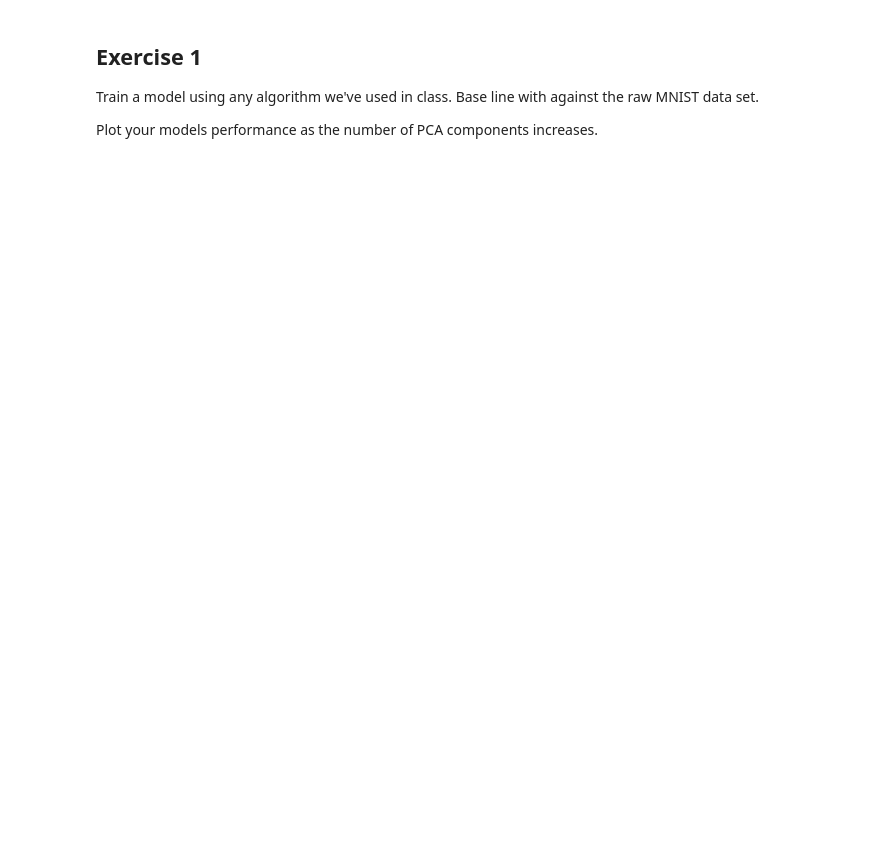
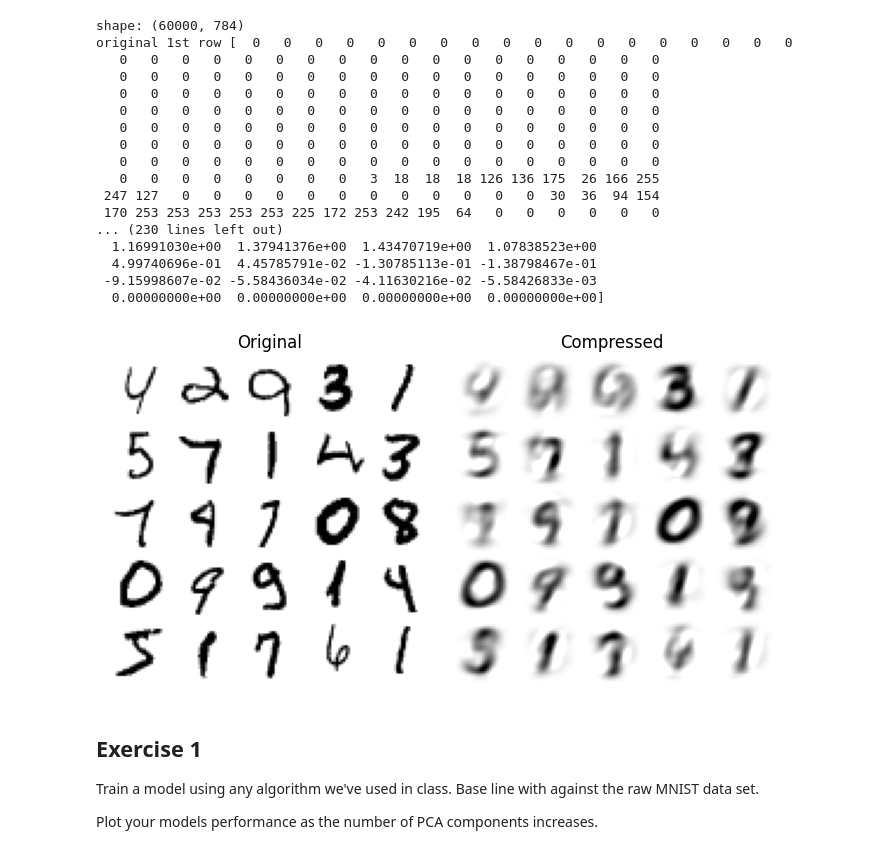
Before and after one commit to IST407-707/mcsweeney-exercises, a Jupyter notebook: week8/pca.ipynb, the cells around one changed output. Saved outputs shown, nothing was run; the diff lists cells and outputs as text; code cells hidden in the pictures; blank space fills up the shorter version.

```diff
--- a/week8/pca.ipynb
+++ b/week8/pca.ipynb
@@ -14,35 +14,64 @@ def save_fig(fig_id, tight_layout=True, fig_extension="png", resolution=300):
     if tight_layout:
         plt.tight_layout()
     plt.savefig(path, format=fig_extension, dpi=resolution)
 
 
 
 mnist = fetch_openml('mnist_784', as_frame=False, parser="auto")
 X_train, y_train = mnist.data[:60_000], mnist.target[:60_000]
 X_test, y_test = mnist.data[60_000:], mnist.target[60_000:]
 
 
 print(f'shape: {X_train.shape}')
-value = 100
-pca = PCA(n_components=value)
+
+print(f'original 1st row {X_train[0]}')
+value = 10
+pca = PCA(n_components=value, svd_solver='full')
+
 X_reduced = pca.fit_transform(X_train)
+print(f'Shape: {X_reduced.shape}')
+print(f'original 1st row {X_reduced[0]}')
+
 
 print(f'shape 2: {X_reduced.shape}')
 
 X_recovered = pca.inverse_transform(X_reduced)
+
+print(f'Hydrwated: {X_recovered.shape}')
+print(f'hydrated 1st row {X_recovered[0]}')
+
 
 plt.figure(figsize=(7, 4))
 for idx, X in enumerate((X_train[::2100], X_recovered[::2100])):
     plt.subplot(1, 2, idx + 1)
     plt.title(["Original", "Compressed"][idx])
     for row in range(5):
         for col in range(5):
             plt.imshow(X[row * 5 + col].reshape(28, 28), cmap="binary",
                        vmin=0, vmax=255, extent=(row, row + 1, col, col + 1))
             plt.axis([0, 5, 0, 5])
             plt.axis("off")
 
 save_fig(f"mnist_compression_plot_{value}")
+# %% [output]
+shape: (60000, 784)
+original 1st row [  0   0   0   0   0   0   0   0   0   0   0   0   0   0   0   0   0   0
+   0   0   0   0   0   0   0   0   0   0   0   0   0   0   0   0   0   0
+   0   0   0   0   0   0   0   0   0   0   0   0   0   0   0   0   0   0
+   0   0   0   0   0   0   0   0   0   0   0   0   0   0   0   0   0   0
+   0   0   0   0   0   0   0   0   0   0   0   0   0   0   0   0   0   0
+   0   0   0   0   0   0   0   0   0   0   0   0   0   0   0   0   0   0
+   0   0   0   0   0   0   0   0   0   0   0   0   0   0   0   0   0   0
+   0   0   0   0   0   0   0   0   0   0   0   0   0   0   0   0   0   0
+   0   0   0   0   0   0   0   0   3  18  18  18 126 136 175  26 166 255
+ 247 127   0   0   0   0   0   0   0   0   0   0   0   0  30  36  94 154
+ 170 253 253 253 253 253 225 172 253 242 195  64   0   0   0   0   0   0
+... (230 lines left out)
+  1.16991030e+00  1.37941376e+00  1.43470719e+00  1.07838523e+00
+  4.99740696e-01  4.45785791e-02 -1.30785113e-01 -1.38798467e-01
+ -9.15998607e-02 -5.58436034e-02 -4.11630216e-02 -5.58426833e-03
+  0.00000000e+00  0.00000000e+00  0.00000000e+00  0.00000000e+00]
+[figure, added]
 # %% [markdown]
 ## Exercise 1
 Train a model using any algorithm we've used in class.  Base line with against the raw MNIST data set.
```
Also changed, not shown: parts of 12 cells of this notebook, 4 other files.
